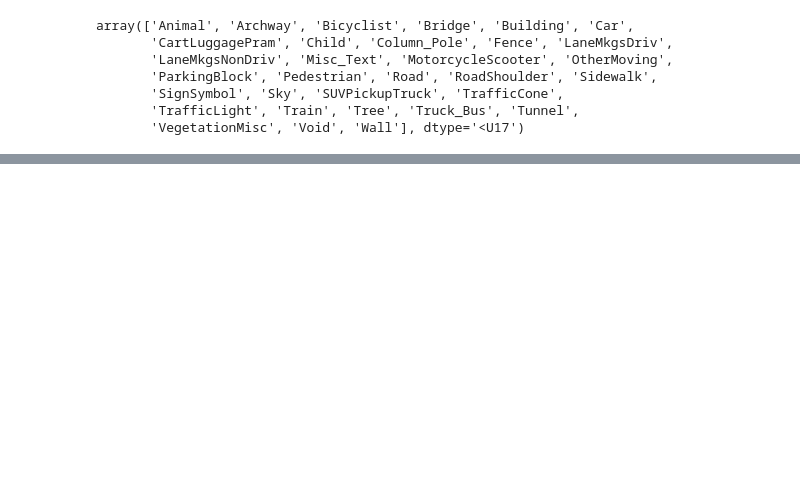
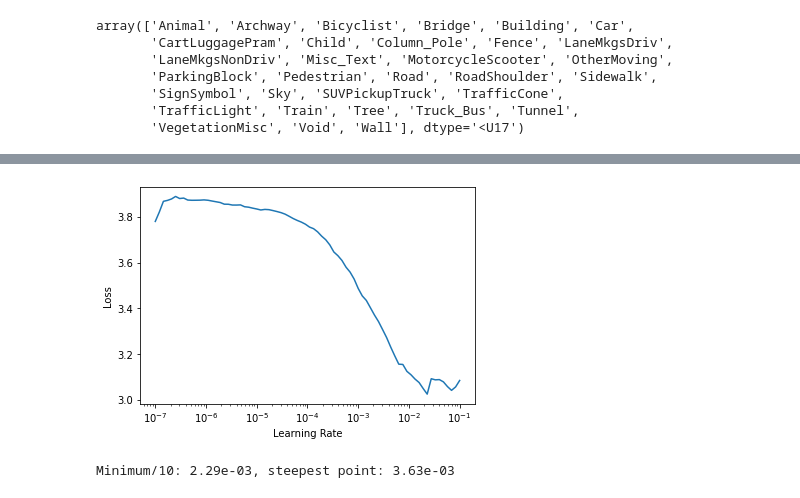
Before and after one commit to Aravinda89/multi_label_classification, a Jupyter notebook: Image_Segmentation.ipynb, the cells around one changed output, grey strips where cells are left out. Cells and saved outputs as stored; diff of their text form; code cells hidden in the pictures; blank space fills up the shorter version.

```diff
--- a/Image_Segmentation.ipynb
+++ b/Image_Segmentation.ipynb
@@ -147,0 +200,11 @@ def FileSplitter(fname):
+# %%
+void_code = name2id['Void']
+# %%
+def acc_camvid(inp, targ):
+  targ = targ.squeeze(1)
+  mask = targ != void_code
+  return (inp.argmax(dim=1)[mask]==targ[mask]).float().mean()
+# %%
+opt = ranger
+# %%
+learn = unet_learner(dls, resnet34, metrics=acc_camvid, self_attention=True, act_cls=Mish, opt_func=opt)
@@ -147,0 +235,3 @@ def FileSplitter(fname):
+# %%
+lr_min,lr_steep = learn.lr_find()
+# %% [output]
@@ -147,0 +239,5 @@ def FileSplitter(fname):
+[figure, added]
+# %%
+print(f"Minimum/10: {lr_min:.2e}, steepest point: {lr_steep:.2e}")
+# %% [output]
+Minimum/10: 2.29e-03, steepest point: 3.63e-03
```
Also changed, not shown: parts of 23 cells of this notebook.
